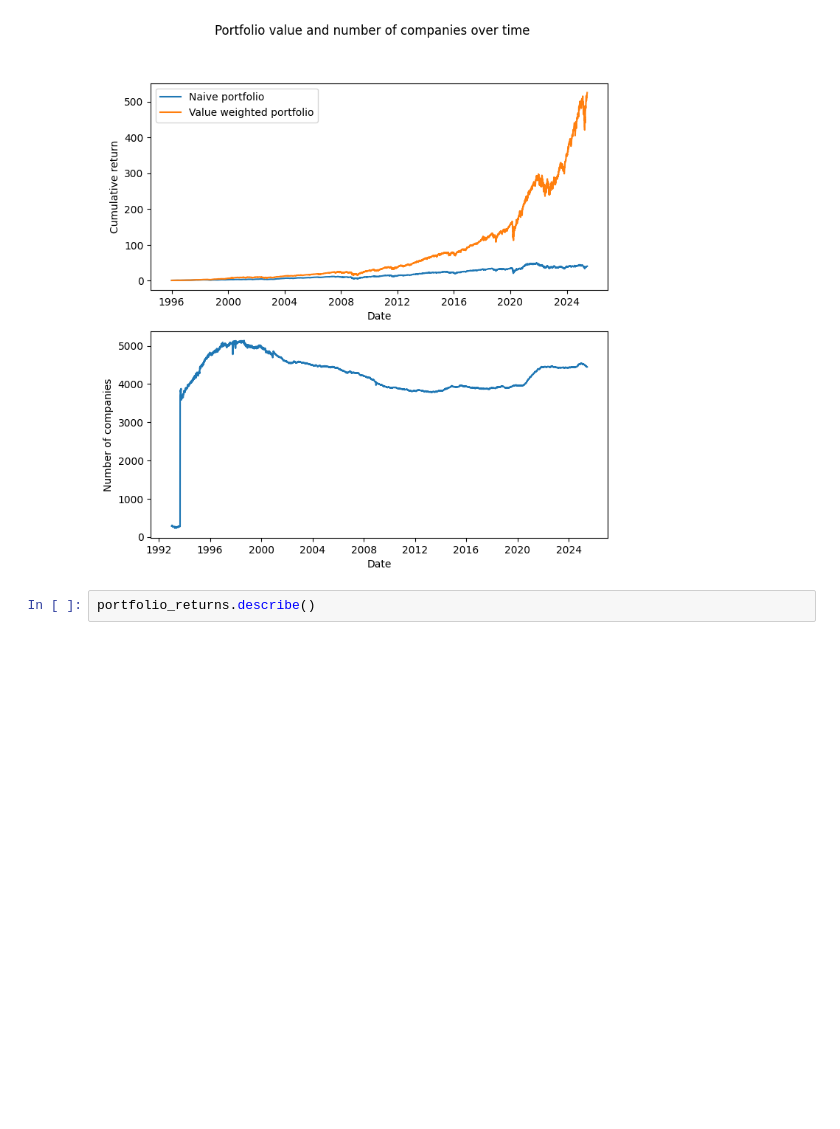
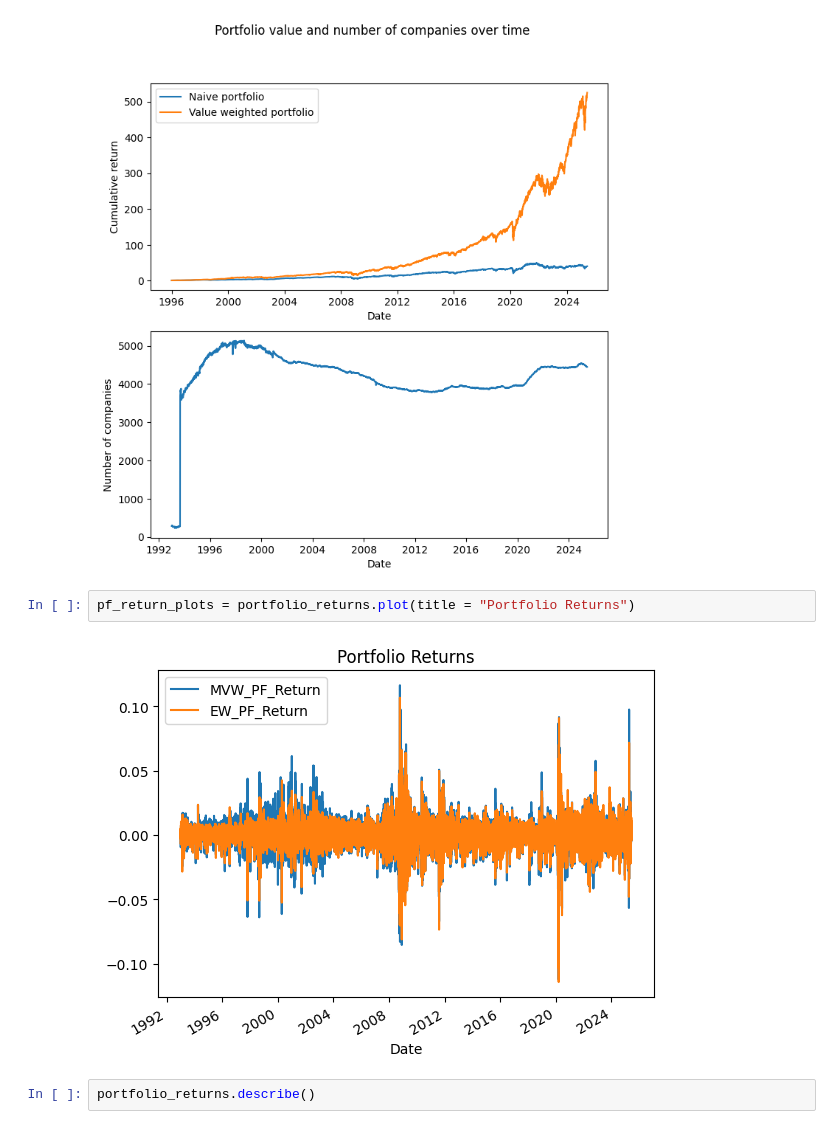
Before and after one commit to RalfKellner/Datastream, a Jupyter notebook: examine.ipynb, the cells around one changed output. Saved outputs shown, nothing was run; the diff lists cells and outputs as text; blank space fills up the shorter version.

```diff
--- a/examine.ipynb
+++ b/examine.ipynb
@@ -61,6 +61,10 @@ plt.show()
 del df_mcap
 # %% [output]
 [figure]
+# %%
+pf_return_plots = portfolio_returns.plot(title = "Portfolio Returns")
+# %% [output]
+[figure, added]
 # %%
 portfolio_returns.describe()
 # %% [output]
```
Also changed, not shown: parts of 3 cells of this notebook, 7 other files.
